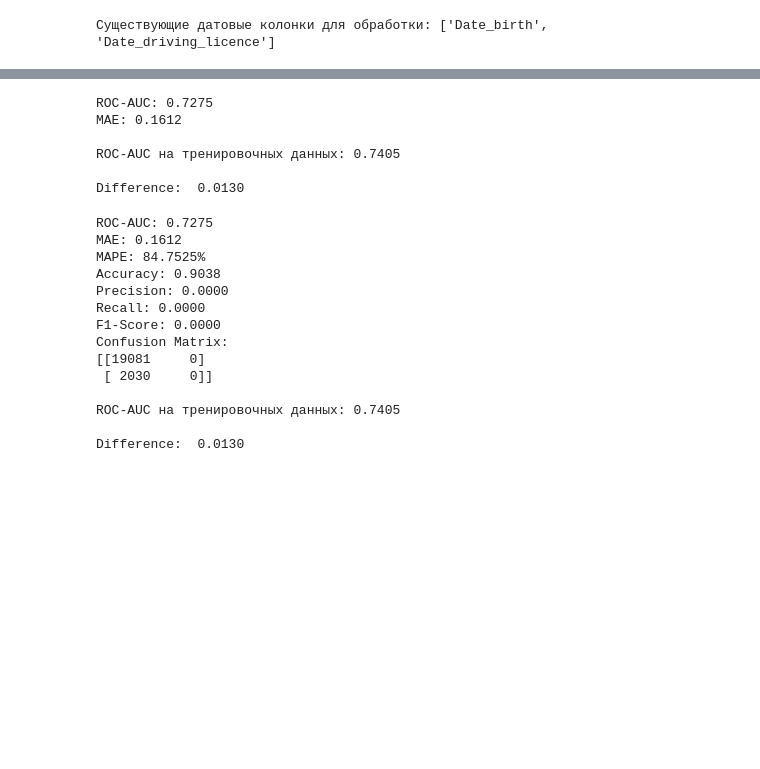
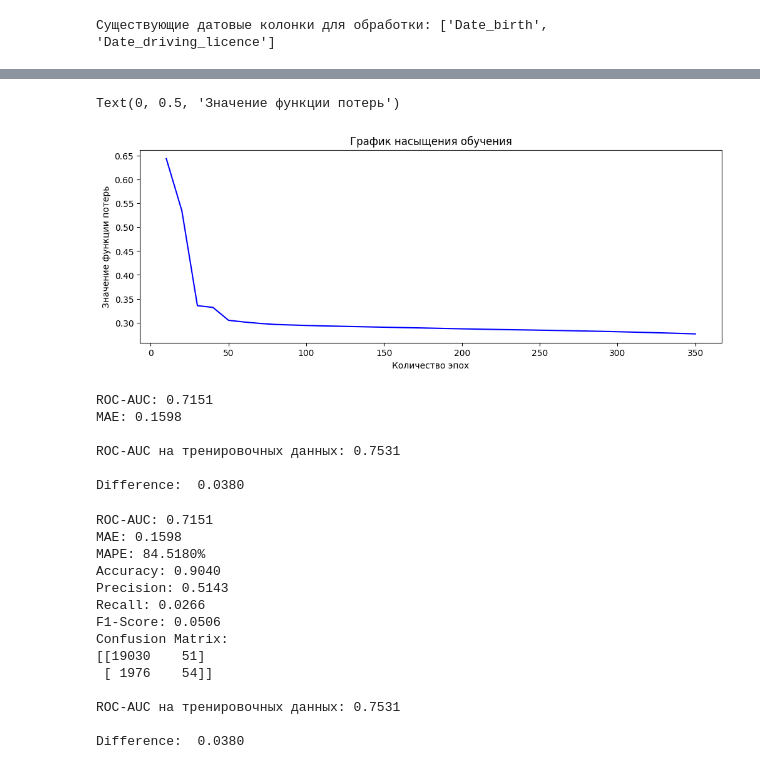
Before and after one commit to topskier/data_science, a Jupyter notebook: diploma_polytech/code/NN_deepseek.ipynb, the cells around one changed output, grey strips where cells are left out. Drawn from its saved outputs; the diff is of its cells as text; code cells hidden in the pictures; blank space fills up the shorter version.

```diff
--- a/diploma_polytech/code/NN_deepseek.ipynb
+++ b/diploma_polytech/code/NN_deepseek.ipynb
@@ -117,10 +118,11 @@ class InsuranceNet(nn.Module):
         super(InsuranceNet, self).__init__()
         self.layer1 = nn.Linear(input_size, 72)
         self.layer2 = nn.Linear(72, 64)
-        self.layer3 = nn.Linear(64, 54)
-        self.layer4 = nn.Linear(54, 36)
+        self.layer3 = nn.Linear(64, 48)
+        self.layer4 = nn.Linear(48, 36)
         self.layer5 = nn.Linear(36, 24)
-        self.layer6 = nn.Linear(24,1)
+        #self.layer6 = nn.Linear(36, 24)
+        self.output = nn.Linear(24,1)
         self.relu = nn.ReLU()
         self.sigmoid = nn.Sigmoid()
 
@@ -130,11 +132,13 @@ class InsuranceNet(nn.Module):
         x = self.relu(self.layer3(x))
         x = self.relu(self.layer4(x))
         x = self.relu(self.layer5(x))
-        x = self.sigmoid(self.layer6(x))
+        #x = self.relu(self.layer6(x))
+        x = self.sigmoid(self.output(x))
         return x
 
 # Инициализация модели
 input_size = X_train_tensor.shape[1]
+print(input_size)
 model = InsuranceNet(input_size)
 
 # Определение функции потерь и оптимизатора
@@ -143,6 +149,8 @@ optimizer = optim.Adam(model.parameters(), lr=0.001)
 # %%
 # Обучение модели
 epochs = 350
+losses =[]
+epochs_plt =[]
 for epoch in range(epochs):
     model.train()
     optimizer.zero_grad()
@@ -152,5 +160,7 @@ for epoch in range(epochs):
     optimizer.step()
 
     if (epoch+1) % 10 == 0:
+        losses.append(loss.item())
+        epochs_plt.append(epoch+1)
         print(f'Epoch [{epoch+1}/{epochs}], Loss: {loss.item():.4f}')
 # %% [output]
@@ -174,3 +184,12 @@ Epoch [350/350], Loss: 0.2811
+# %%
+plt.figure(figsize=(12, 4))
+plt.plot(epochs_plt, losses, label='График насыщения обучения', color='blue')
+plt.title('График насыщения обучения')
+plt.xlabel('Количество эпох')
+plt.ylabel('Значение функции потерь')
+# %% [output]
+Text(0, 0.5, 'Значение функции потерь')
+[figure, added]
 # %%
 # Оценка модели
 model.eval()
@@ -192,12 +211,12 @@ print(f"\nROC-AUC на тренировочных данных: {train_auc:.4f}"
 diff = train_auc-roc_auc
 print(f"\nDifference:  {diff:.4f}")
 # %% [output]
-ROC-AUC: 0.7275
-MAE: 0.1612
+ROC-AUC: 0.7151
+MAE: 0.1598
 
-ROC-AUC на тренировочных данных: 0.7405
+ROC-AUC на тренировочных данных: 0.7531
 
-Difference:  0.0130
+Difference:  0.0380
 # %%
 def mean_absolute_percentage_error(y_true, y_pred):
     """Calculate MAPE for binary classification probabilities"""
@@ -246,17 +265,17 @@ print(f"\nROC-AUC на тренировочных данных: {train_auc:.4f}"
 diff = train_auc-roc_auc
 print(f"\nDifference:  {diff:.4f}")
 # %% [output]
-ROC-AUC: 0.7275
-MAE: 0.1612
-MAPE: 84.7525%
-Accuracy: 0.9038
-Precision: 0.0000
-Recall: 0.0000
-F1-Score: 0.0000
+ROC-AUC: 0.7151
+MAE: 0.1598
+MAPE: 84.5180%
+Accuracy: 0.9040
+Precision: 0.5143
+Recall: 0.0266
+F1-Score: 0.0506
 Confusion Matrix:
-[[19081     0]
- [ 2030     0]]
+[[19030    51]
+ [ 1976    54]]
 
-ROC-AUC на тренировочных данных: 0.7405
+ROC-AUC на тренировочных данных: 0.7531
 
-Difference:  0.0130
+Difference:  0.0380
```
Also changed, not shown: parts of 4 cells of this notebook, 3 other files.
